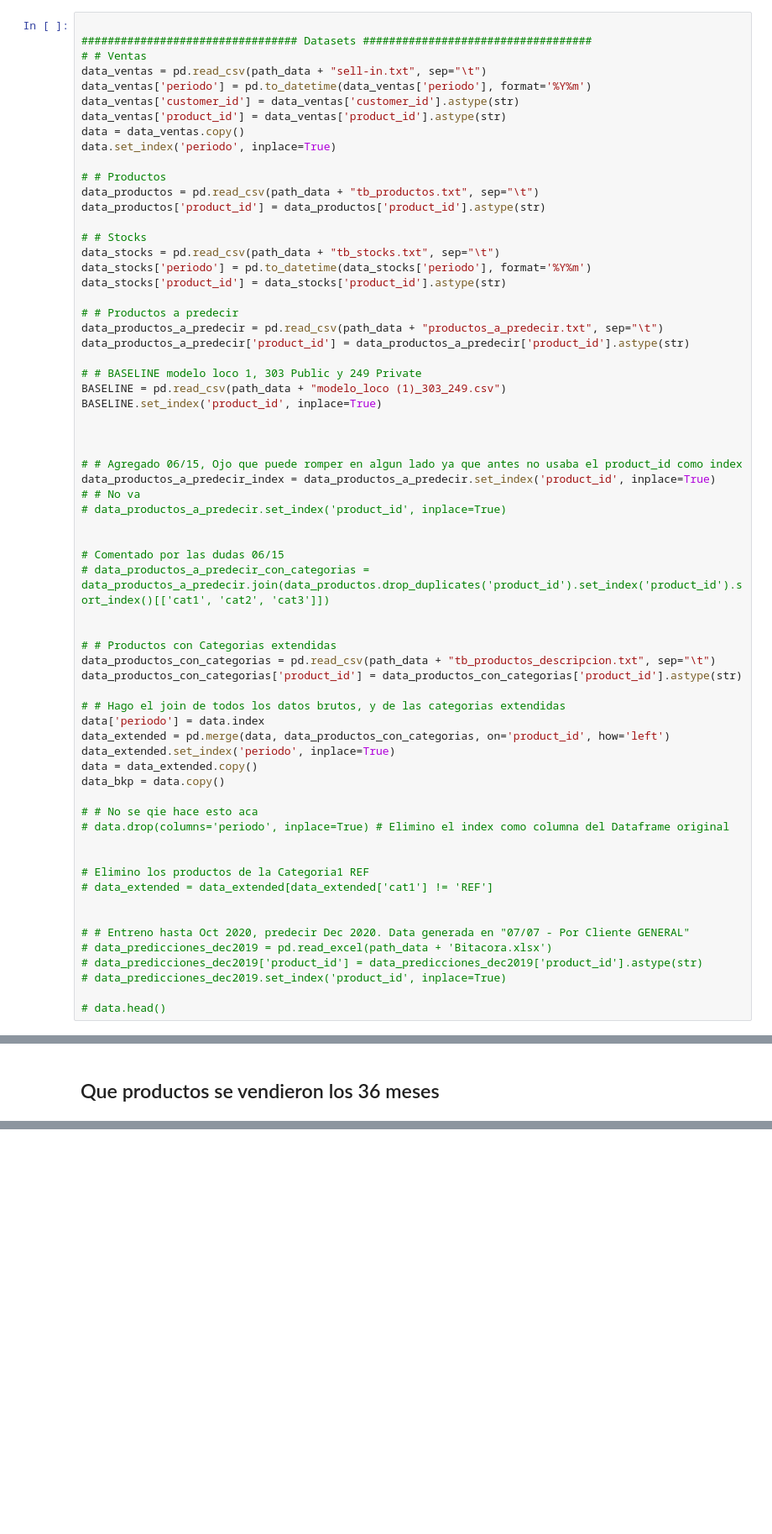
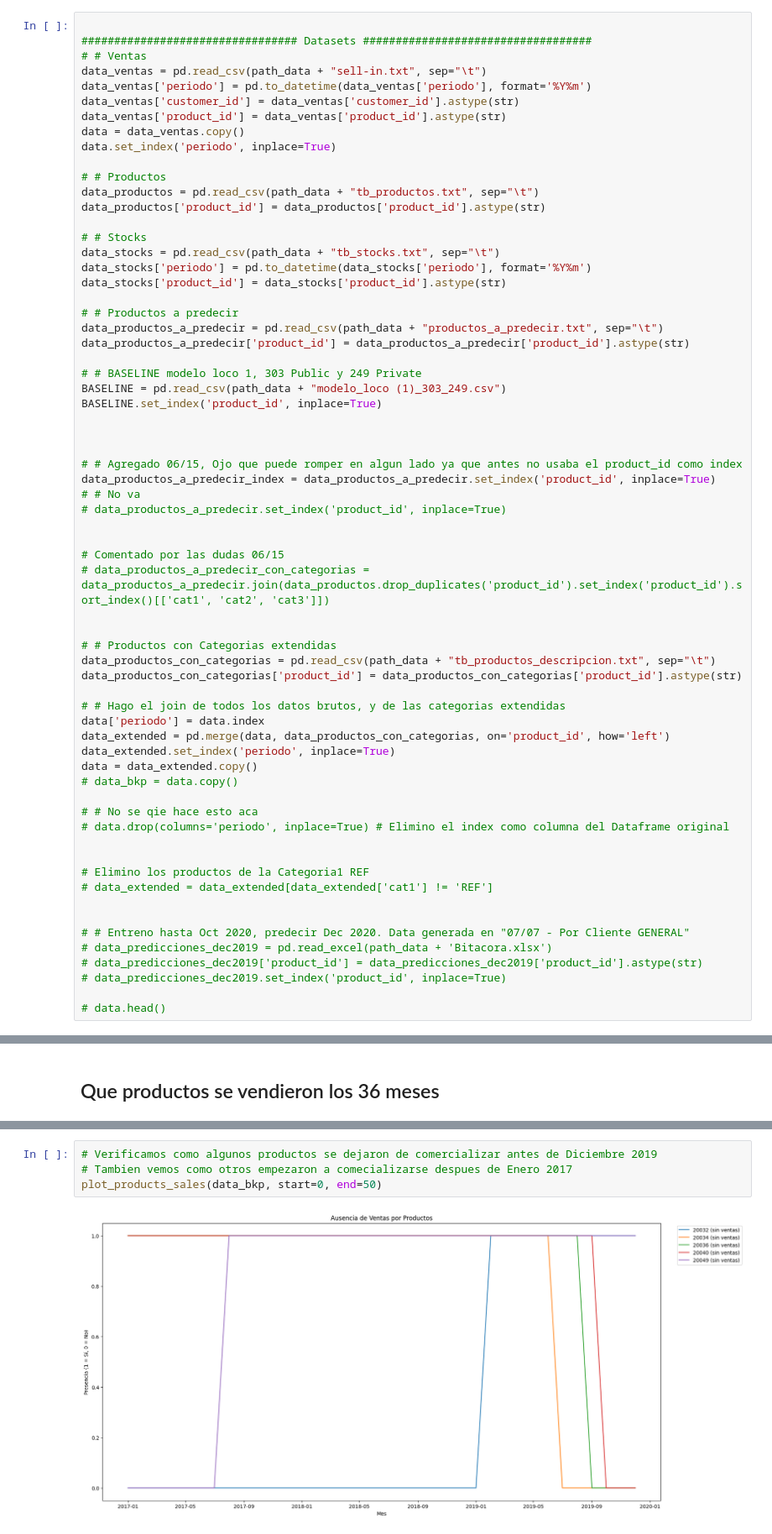
Before and after one commit to AndresMontesDeOca/Laboratorio3, a Jupyter notebook: Experimento.ipynb, the cells around one changed output, grey strips where cells are left out. Shown at 84% size. Drawn from its saved outputs; the diff is of its cells as text; blank space fills up the shorter version.

```diff
--- a/Experimento.ipynb
+++ b/Experimento.ipynb
@@ -222,7 +222,7 @@ data['periodo'] = data.index
 data_extended = pd.merge(data, data_productos_con_categorias, on='product_id', how='left')
 data_extended.set_index('periodo', inplace=True)
 data = data_extended.copy()
-data_bkp = data.copy()
+# data_bkp = data.copy()
 
 # # No se qie hace esto aca
 # data.drop(columns='periodo', inplace=True) # Elimino el index como columna del Dataframe original
@@ -4528,0 +4490,6 @@ plt.show()
+# %%
+# Verificamos como algunos productos se dejaron de comercializar antes de Diciembre 2019
+# Tambien vemos como otros empezaron a comecializarse despues de Enero 2017
+plot_products_sales(data_bkp, start=0, end=50)
+# %% [output]
+[figure, added]
```
Also changed, not shown: parts of 7 cells of this notebook.
